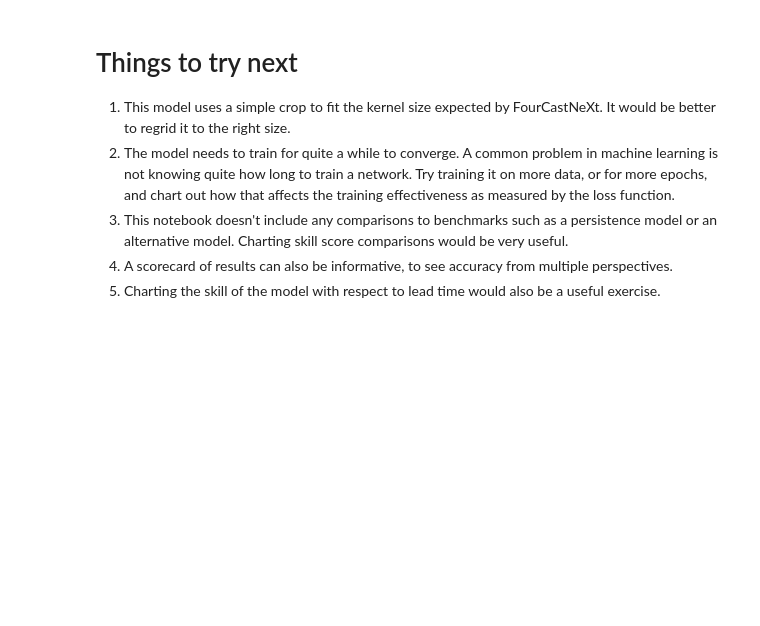
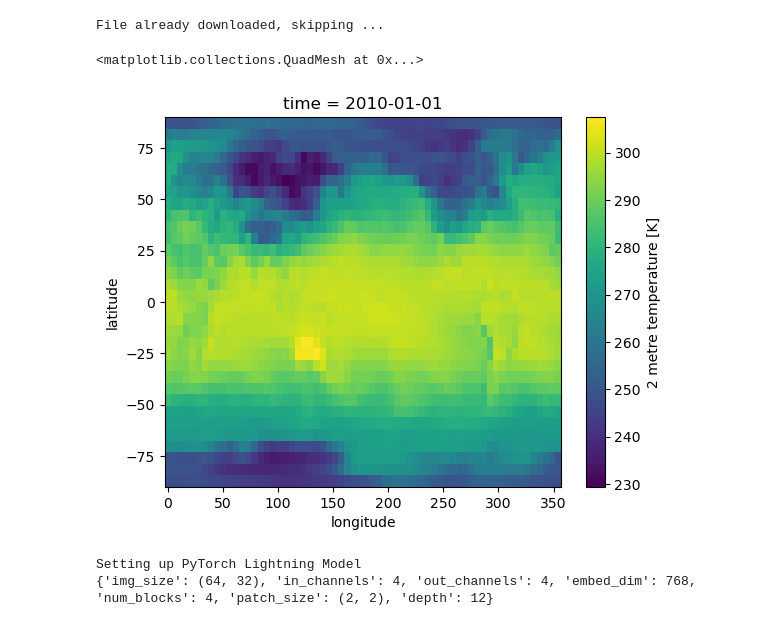
Before and after one commit to ACCESS-Community-Hub/PyEarthTools, a Jupyter notebook: notebooks/tutorial/FourCastMini_Demo.ipynb, the cells around one changed output. Drawn from its saved outputs; the diff is of its cells as text; code cells hidden in the pictures; blank space fills up the shorter version.

Commit message:
FourCastMini tutorial improvement

```diff
--- a/notebooks/tutorial/FourCastMini_Demo.ipynb
+++ b/notebooks/tutorial/FourCastMini_Demo.ipynb
@@ -240,8 +59,39 @@ LEAD_INTERVAL = 4 # (each interval is an additional 6 hours)
-# %% [markdown]
-# Things to try next
-
-1. This model uses a simple crop to fit the kernel size expected by FourCastNeXt. It would be better to regrid it to the right size.
-2. The model needs to train for quite a while to converge. A common problem in machine learning is not knowing quite how long to train a network. Try training it on more data, or for more epochs, and chart out how that affects the training effectiveness as measured by the loss function.
-3. This notebook doesn't include any comparisons to benchmarks such as a persistence model or an alternative model. Charting skill score comparisons would be very useful.
-4. A scorecard of results can also be informative, to see accuracy from multiple perspectives.
-5. Charting the skill of the model with respect to lead time would also be a useful exercise.
+# %%
+file_location = workdir + '/mini.nc'
+
+if not os.path.exists(file_location):
+    print("Training data not found, downloading around 2.8GB of data")
+    era5_lowres = xr.open_zarr('gs://weatherbench2/datasets/era5/1959-2022-6h-64x32_equiangular_conservative.zarr')
+    subset = era5_lowres[['10m_u_component_of_wind',
+                          '10m_v_component_of_wind',
+                          '2m_temperature',
+                          'mean_sea_level_pressure',
+                          #'geopotential',  # Uncomment this to fetch additional data
+                          #'toa_incident_solar_radiation_6hr', # Uncomment this to fetch additional data
+                          #'temperature' # Uncomment this to fetch additional data
+                         ]]
+
+    # bilevel = subset.sel({'level': [50, 500]}) Uncomment if fetching addtional data
+    # bilevel.to_netcdf(file_location)
+
+    subset.to_netcdf(file_location)  # Comment this out if using the bilevel data instead
+    print("Wrote file to {file_location}")
+    assert os.path.exists(file_location)
+else:
+    print("File already downloaded, skipping ...")
+# %% [output]
+File already downloaded, skipping ...
+# %%
+accessor = pyearthtools.tutorial.ERA5DataClass.ERA5LowResDemoIndex([
+                 '10m_u_component_of_wind',
+                 '10m_v_component_of_wind',
+                 'mean_sea_level_pressure',
+                 '2m_temperature'
+],
+filename_override=file_location)
+# %%
+# Print one sample data point from the accessor
+accessor['2010-01-01T00']['2m_temperature'].plot(x='longitude', y='latitude')
+# %% [output]
+<matplotlib.collections.QuadMesh at 0x...>
+[figure, added]
@@ -247,0 +132,19 @@ LEAD_INTERVAL = 4 # (each interval is an additional 6 hours)
+# %%
+# If this model doesn't fit on your GPU, reduce the size of the embed_dim to a much lower
+# number. This will impact model accuracy but may still produce acceptable outputs.
+model = fourcastnext.registered_model.FourCastNextRM(
+    pipeline=data_pipeline,
+    lightning_model_params = {'img_size': (64, 32),
+                              'in_channels': 4, # Increase this if using additional data
+                              'out_channels': 4, # Increase this if using additional data
+                              'embed_dim': 768,
+                              'num_blocks': 4,
+                              'patch_size': (2,2),
+                              'depth': 12,
+                             },
+    output='.',
+    lead_time=6  # Time delta for autoregressive step
+)
+# %% [output]
+Setting up PyTorch Lightning Model
+{'img_size': (64, 32), 'in_channels': 4, 'out_channels': 4, 'embed_dim': 768, 'num_blocks': 4, 'patch_size': (2, 2), 'depth': 12}
```
Also changed, not shown: parts of 40 cells of this notebook, 2 other files.
